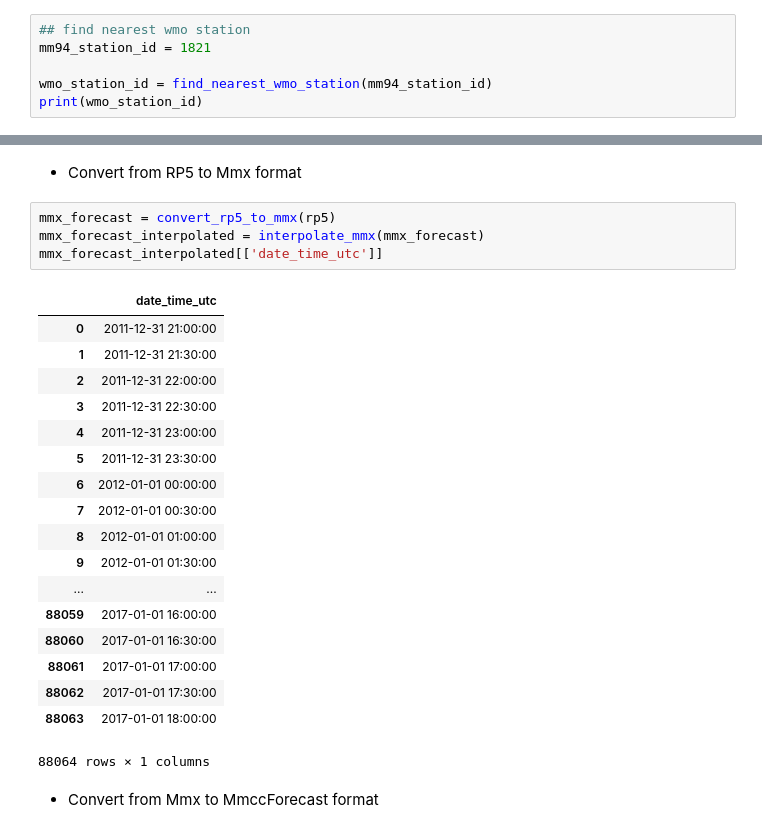
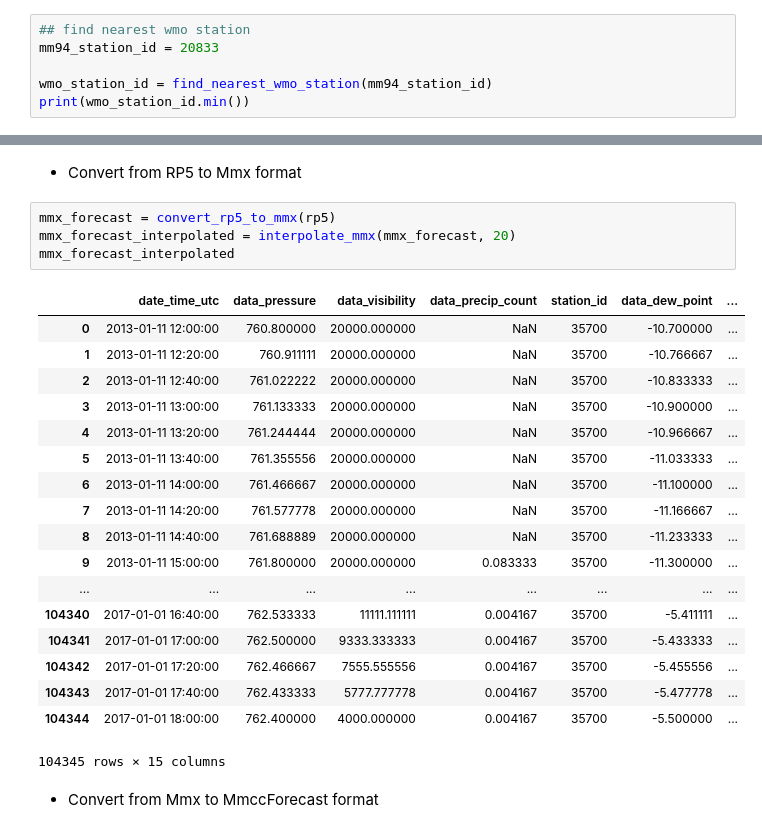
Before and after one commit to NdSv94/MinMax94, a Jupyter notebook: src/metro_api/test_converters.ipynb, the cells around one changed output, grey strips where cells are left out. Saved outputs shown, nothing was run; the diff lists cells and outputs as text.

```diff
--- a/src/metro_api/test_converters.ipynb
+++ b/src/metro_api/test_converters.ipynb
@@ -20,8 +20,8 @@ mypath = '/mnt/HARD/MinMax94/data/CSV'
 * Choose one mm94 station and finding the closeat wmo station
 # %%
 ## find nearest wmo station
-mm94_station_id = 1821
+mm94_station_id = 20833
 
 wmo_station_id = find_nearest_wmo_station(mm94_station_id)
-print(wmo_station_id)
+print(wmo_station_id.min())
 # %% [output]
@@ -34,27 +35,27 @@ rp5 = load_rp5_stations(wmo_station_id)
 * Convert from RP5 to Mmx format
 # %%
 mmx_forecast = convert_rp5_to_mmx(rp5)
-mmx_forecast_interpolated = interpolate_mmx(mmx_forecast)
-mmx_forecast_interpolated[['date_time_utc']]
+mmx_forecast_interpolated = interpolate_mmx(mmx_forecast, 20)
+mmx_forecast_interpolated
 # %% [output]
-|  | date_time_utc |
-| 0 | 2011-12-31 21:00:00 |
-| 1 | 2011-12-31 21:30:00 |
-| 2 | 2011-12-31 22:00:00 |
-| 3 | 2011-12-31 22:30:00 |
-| 4 | 2011-12-31 23:00:00 |
-| 5 | 2011-12-31 23:30:00 |
-| 6 | 2012-01-01 00:00:00 |
-| 7 | 2012-01-01 00:30:00 |
-| 8 | 2012-01-01 01:00:00 |
-| 9 | 2012-01-01 01:30:00 |
-| ... | ... |
-| 88059 | 2017-01-01 16:00:00 |
-| 88060 | 2017-01-01 16:30:00 |
-| 88061 | 2017-01-01 17:00:00 |
-| 88062 | 2017-01-01 17:30:00 |
-| 88063 | 2017-01-01 18:00:00 |
+|  | date_time_utc | data_pressure | data_visibility | data_precip_count | station_id | data_dew_point | ... |
+| 0 | 2013-01-11 12:00:00 | 760.800000 | 20000.000000 | NaN | 35700 | -10.700000 | ... |
+| 1 | 2013-01-11 12:20:00 | 760.911111 | 20000.000000 | NaN | 35700 | -10.766667 | ... |
+| 2 | 2013-01-11 12:40:00 | 761.022222 | 20000.000000 | NaN | 35700 | -10.833333 | ... |
+| 3 | 2013-01-11 13:00:00 | 761.133333 | 20000.000000 | NaN | 35700 | -10.900000 | ... |
+| 4 | 2013-01-11 13:20:00 | 761.244444 | 20000.000000 | NaN | 35700 | -10.966667 | ... |
+| 5 | 2013-01-11 13:40:00 | 761.355556 | 20000.000000 | NaN | 35700 | -11.033333 | ... |
+| 6 | 2013-01-11 14:00:00 | 761.466667 | 20000.000000 | NaN | 35700 | -11.100000 | ... |
+| 7 | 2013-01-11 14:20:00 | 761.577778 | 20000.000000 | NaN | 35700 | -11.166667 | ... |
+| 8 | 2013-01-11 14:40:00 | 761.688889 | 20000.000000 | NaN | 35700 | -11.233333 | ... |
+| 9 | 2013-01-11 15:00:00 | 761.800000 | 20000.000000 | 0.083333 | 35700 | -11.300000 | ... |
+| ... | ... | ... | ... | ... | ... | ... | ... |
+| 104340 | 2017-01-01 16:40:00 | 762.533333 | 11111.111111 | 0.004167 | 35700 | -5.411111 | ... |
+| 104341 | 2017-01-01 17:00:00 | 762.500000 | 9333.333333 | 0.004167 | 35700 | -5.433333 | ... |
+| 104342 | 2017-01-01 17:20:00 | 762.466667 | 7555.555556 | 0.004167 | 35700 | -5.455556 | ... |
+| 104343 | 2017-01-01 17:40:00 | 762.433333 | 5777.777778 | 0.004167 | 35700 | -5.477778 | ... |
+| 104344 | 2017-01-01 18:00:00 | 762.400000 | 4000.000000 | 0.004167 | 35700 | -5.500000 | ... |
-88064 rows × 1 columns
+104345 rows × 15 columns
 # %% [markdown]
 * Convert from Mmx to MmccForecast format
 # %%
```
Also changed, not shown: parts of 8 cells of this notebook, 7 other files.
